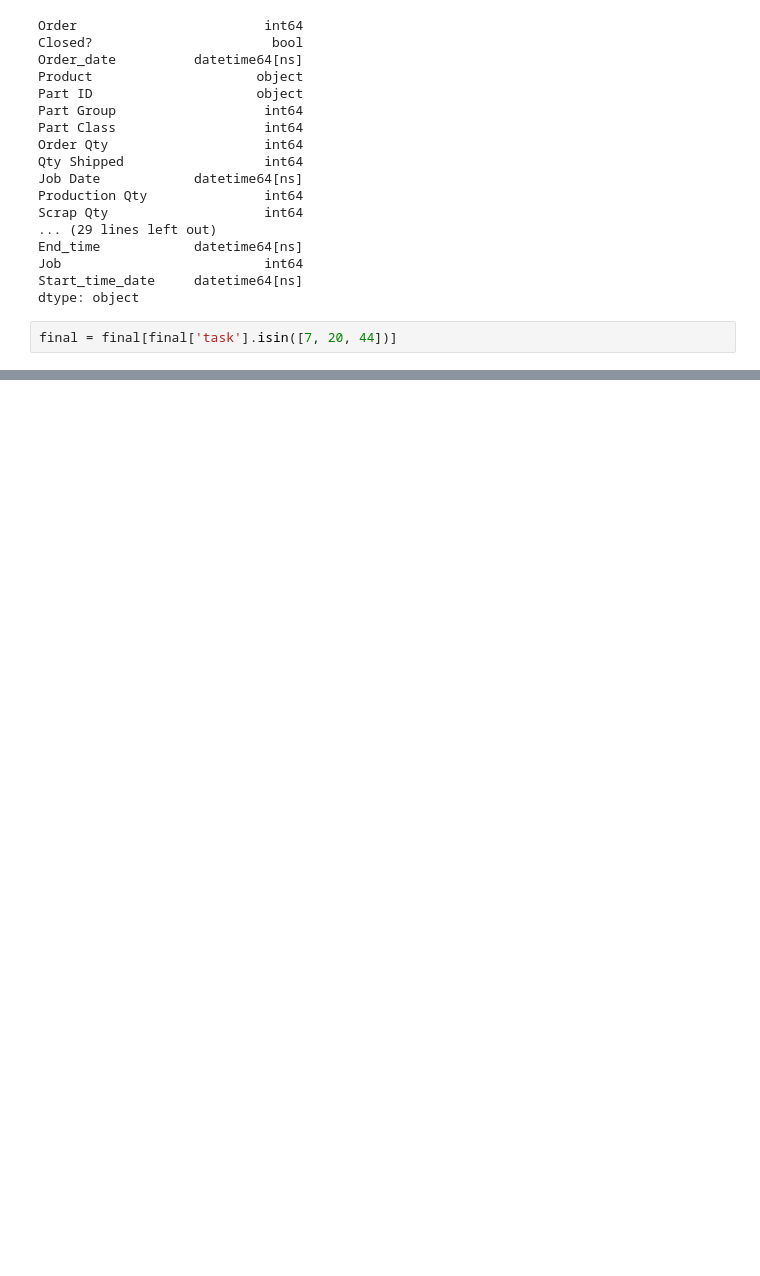
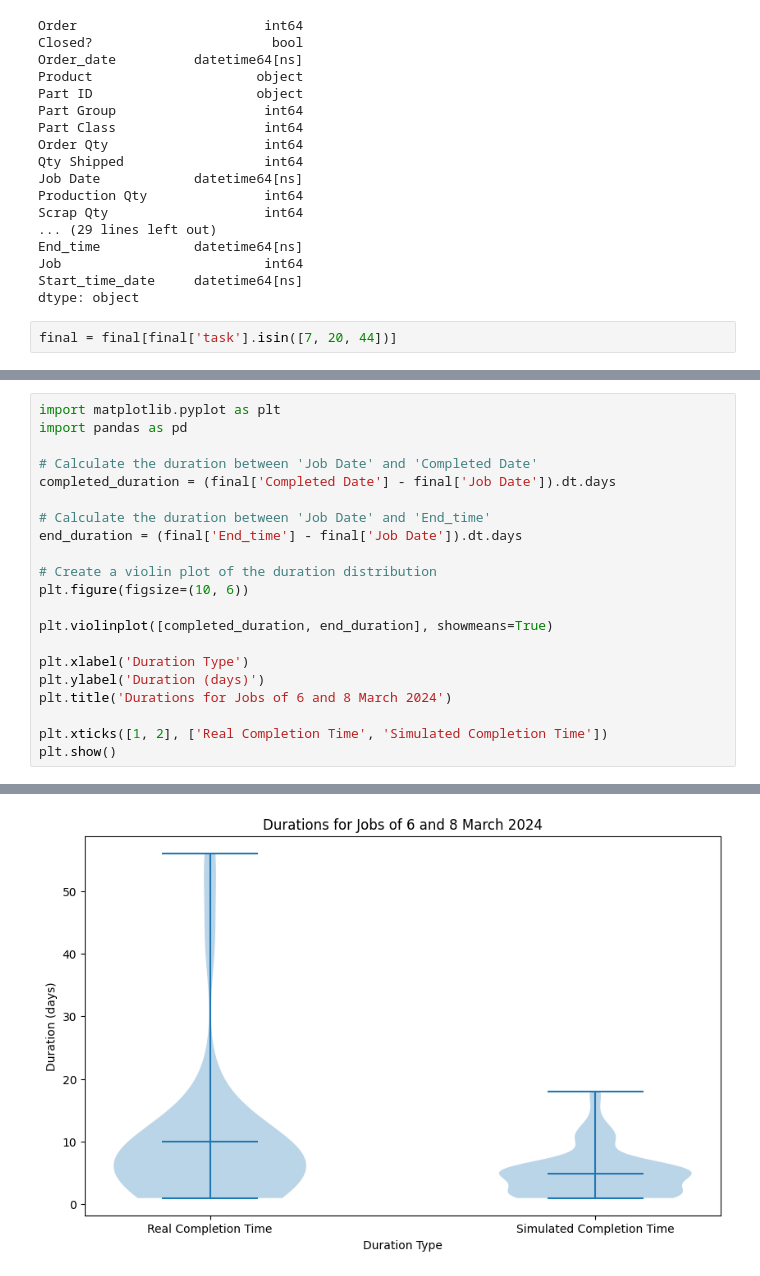
Before and after one commit to sean-comerford/EIT-Epsilon, a Jupyter notebook: notebooks/backtest_post_analysis.ipynb, the cells around one changed output, grey strips where cells are left out. Cells and saved outputs as stored; diff of their text form; blank space fills up the shorter version.

```diff
--- a/notebooks/backtest_post_analysis.ipynb
+++ b/notebooks/backtest_post_analysis.ipynb
@@ -50,0 +86,22 @@ final[['Order', 'Job Date', 'Completed Date', 'Start_time', 'End_time']].sort_va
+# %%
+import matplotlib.pyplot as plt
+import pandas as pd
+
+# Calculate the duration between 'Job Date' and 'Completed Date'
+completed_duration = (final['Completed Date'] - final['Job Date']).dt.days
+
+# Calculate the duration between 'Job Date' and 'End_time'
+end_duration = (final['End_time'] - final['Job Date']).dt.days
+
+# Create a violin plot of the duration distribution
+plt.figure(figsize=(10, 6))
+
+plt.violinplot([completed_duration, end_duration], showmeans=True)
+
+plt.xlabel('Duration Type')
+plt.ylabel('Duration (days)')
+plt.title('Durations for Jobs of 6 and 8 March 2024')
+
+plt.xticks([1, 2], ['Real Completion Time', 'Simulated Completion Time'])
+plt.show()
+# %% [output]
@@ -50,0 +109 @@ final[['Order', 'Job Date', 'Completed Date', 'Start_time', 'End_time']].sort_va
+[figure, added]
```
Also changed, not shown: parts of 19 cells of this notebook, 6 other files.
